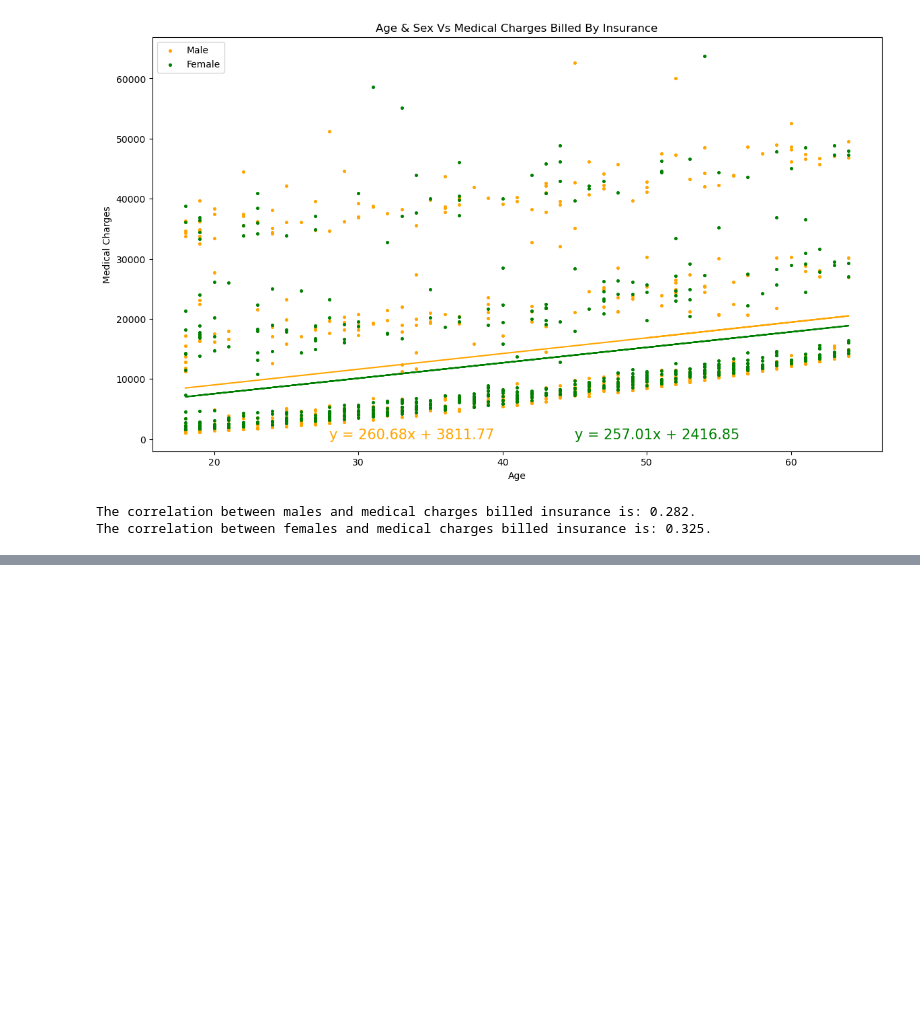
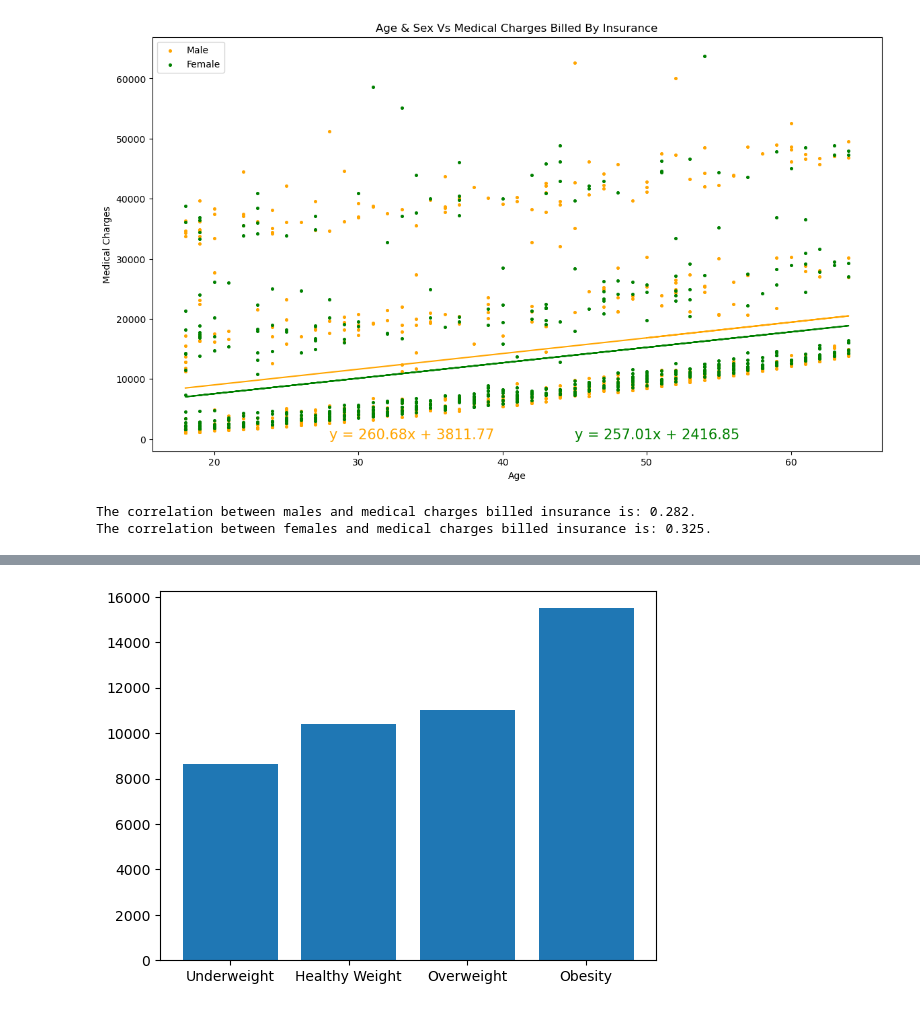
Before and after one commit to jaimelangenfeld/project1, a Jupyter notebook: sex_age.ipynb, the cells around one changed output, grey strips where cells are left out. Saved outputs shown, nothing was run; the diff lists cells and outputs as text; code cells hidden in the pictures; blank space fills up the shorter version.

```diff
--- a/sex_age.ipynb
+++ b/sex_age.ipynb
@@ -133,0 +175,6 @@ The correlation between females and medical charges billed insurance is: 0.325.
+# %%
+plt.bar(range(len(bmi_mean)), bmi_mean.values)
+plt.xticks(range(0,4), labels=bmi_labels)
+plt.show()
+# %% [output]
+[figure, added]
```
Also changed, not shown: parts of 12 cells of this notebook, 2 other files.
